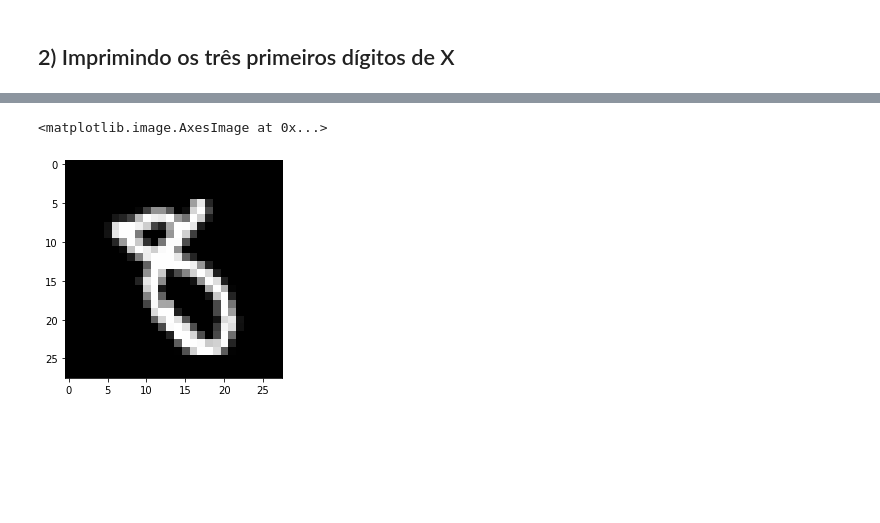
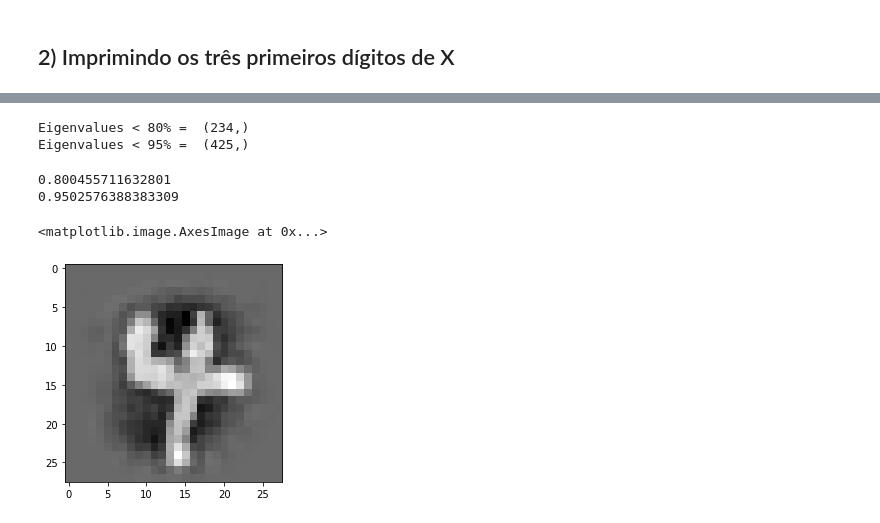
Before and after one commit to vitorml34/MO431, a Jupyter notebook: Tarefa-1.ipynb, the cells around one changed output, grey strips where cells are left out. Cells and saved outputs as stored; diff of their text form; code cells hidden in the pictures; blank space fills up the shorter version.

```diff
--- a/Tarefa-1.ipynb
+++ b/Tarefa-1.ipynb
@@ -12,0 +33,3 @@ X = np.load('dados.npy')
+# %%
+X_mean = np.mean(X, axis=0)
+X_norm = X - np.tile(X_mean,(X.shape[0],1))
@@ -12,0 +47,7 @@ X = np.load('dados.npy')
+# %%
+
+U,S,VT = np.linalg.svd(X_norm,full_matrices=False)
+
+print("dim U =", U.shape)
+print("dim S =", S.shape)
+print("dim VT =", VT.shape)
@@ -29,6 +146,21 @@ pp.imshow(dig1, cmap='gray')
+# %%
+print("Eigenvalues < 80% = ", S_80.shape)
+print("Eigenvalues < 95% = ", S_95.shape)
+# %% [output]
+Eigenvalues < 80% =  (234,)
+Eigenvalues < 95% =  (425,)
+# %%
+print(S_cum[234]/np.sum(S))
+print(S_cum[425]/np.sum(S))
+# %% [output]
+0.800455711632801
+0.9502576388383309
+# %%
+Dados_rec_80 = U[:, :234] @ np.diag(S)[ :234, :234] @ VT[:234, :]
+Dados_rec_95 = U[:, :425] @ np.diag(S)[ :425, :425] @ VT[:425, :]
 # %%
-dig2 = np.reshape(X[2],(28,28))
+dig2 = np.reshape(Dados_rec_80[1],(28,28))
 pp.imshow(dig2, cmap='gray')
 # %% [output]
 <matplotlib.image.AxesImage at 0x...>
-[figure, old version]
+[figure, new version]
```
Also changed, not shown: parts of 26 cells of this notebook.
